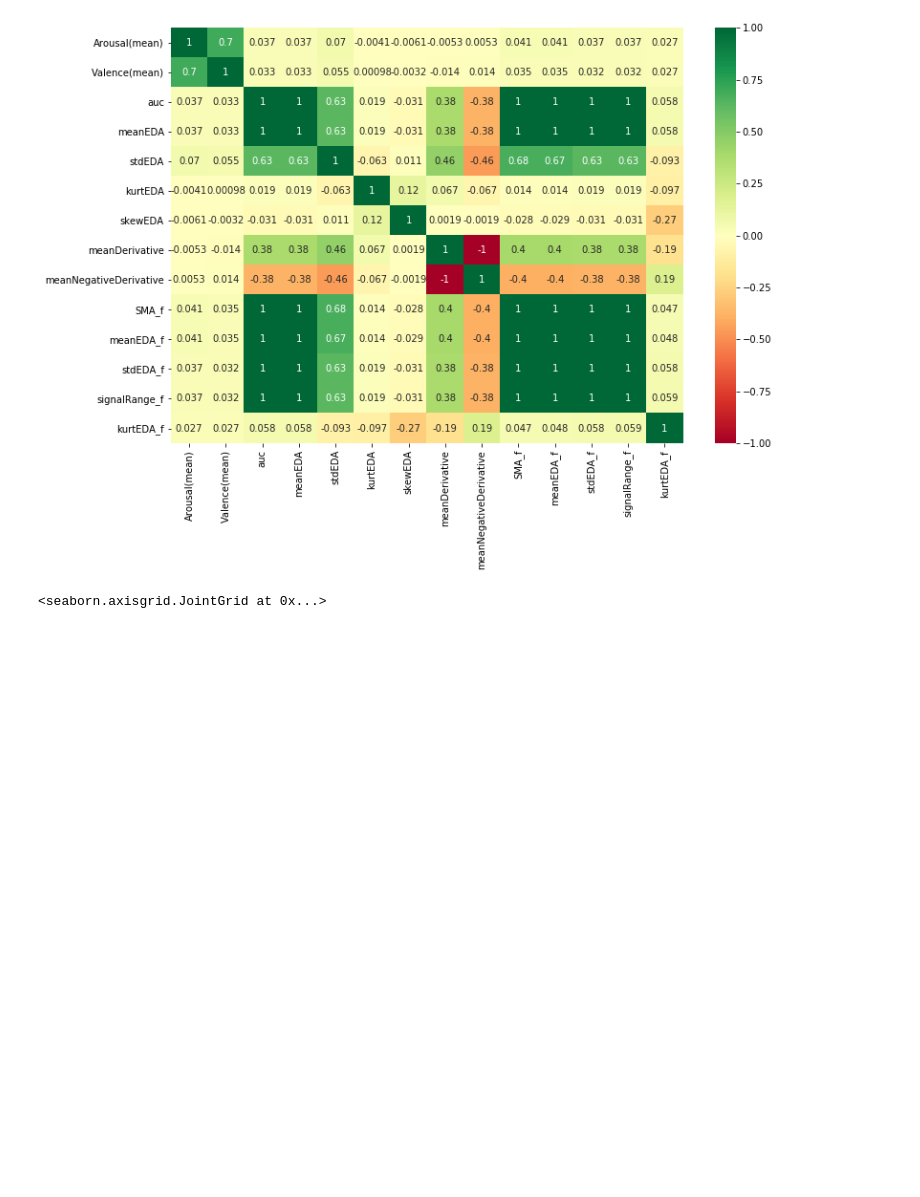
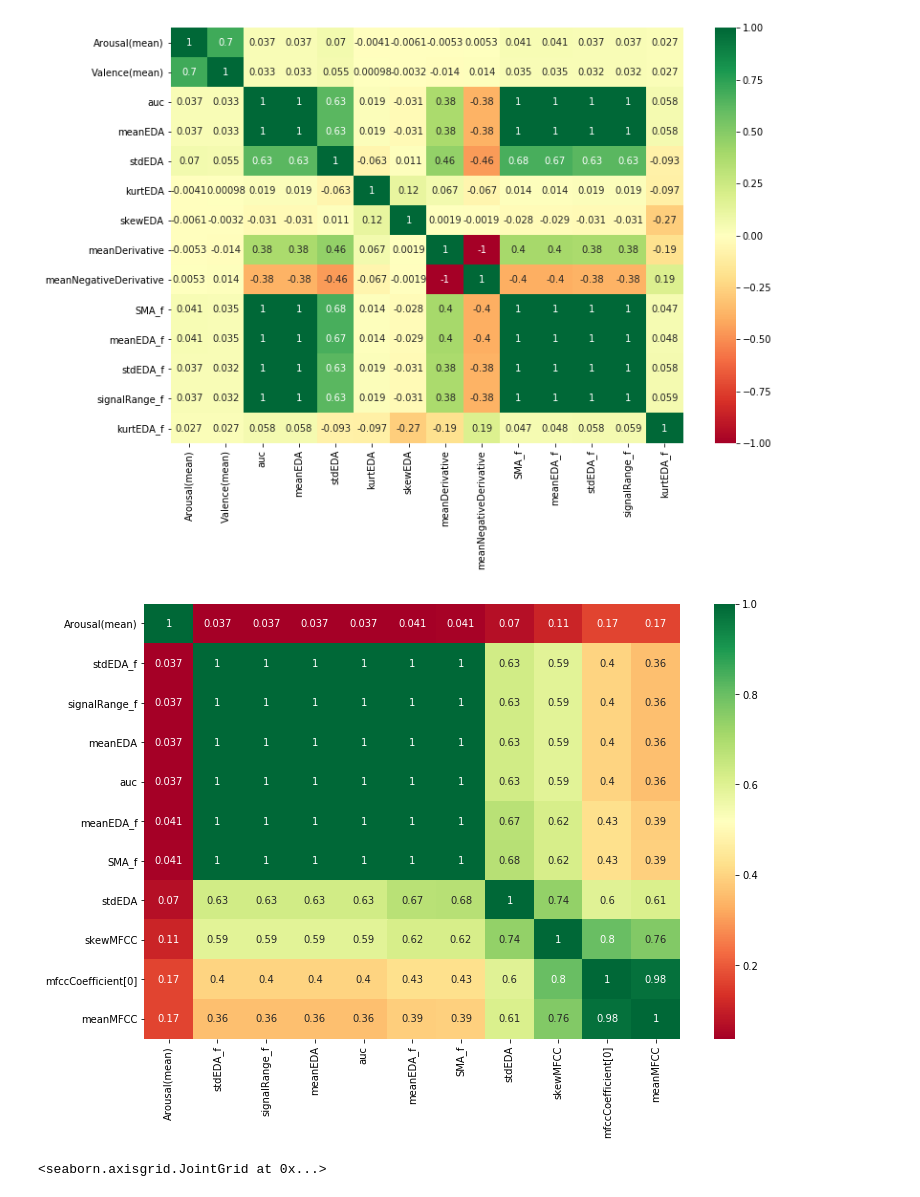
Before and after one commit to AdityaGarg07/Multi-modal-MER, a Jupyter notebook: Uni-Model Application/EDA_results_dynamic.ipynb, the cells around one changed output. Drawn from its saved outputs; the diff is of its cells as text; code cells hidden in the pictures; blank space fills up the shorter version.

```diff
--- a/Uni-Model Application/EDA_results_dynamic.ipynb
+++ b/Uni-Model Application/EDA_results_dynamic.ipynb
@@ -100,6 +100,17 @@ Index(['musicId', 'frameTime', 'subjectId', 'auc', 'meanEDA', 'stdEDA',
        'Arousal(mean)', 'Valence(mean)'],
       dtype='object')
 [figure]
+# %%
+crl = df.corr()
+crl["Arousal(mean)"].sort_values()
+["Arousal(mean)","stdEDA_f","signalRange_f","meanEDA","auc","meanEDA_f","SMA_f","stdEDA","skewMFCC","mfccCoefficient[0]","meanMFCC"]
+newdf = df[["Arousal(mean)","stdEDA_f","signalRange_f","meanEDA","auc","meanEDA_f","SMA_f","stdEDA","skewMFCC","mfccCoefficient[0]","meanMFCC"]]
+# newdf
+corrmat = newdf.corr()
+# top_corr_features = corrmat.index
+g = sns.heatmap(newdf.corr(),annot = True,cmap = 'RdYlGn')
+# %% [output]
+[figure, added]
 # %%
 # plt.plot(df.iloc[:50,5])
 sns.jointplot(data = df, x = 'meanEDA',y = 'Valence(mean)',kind='reg')
```
Also changed, not shown: 5 other files.
